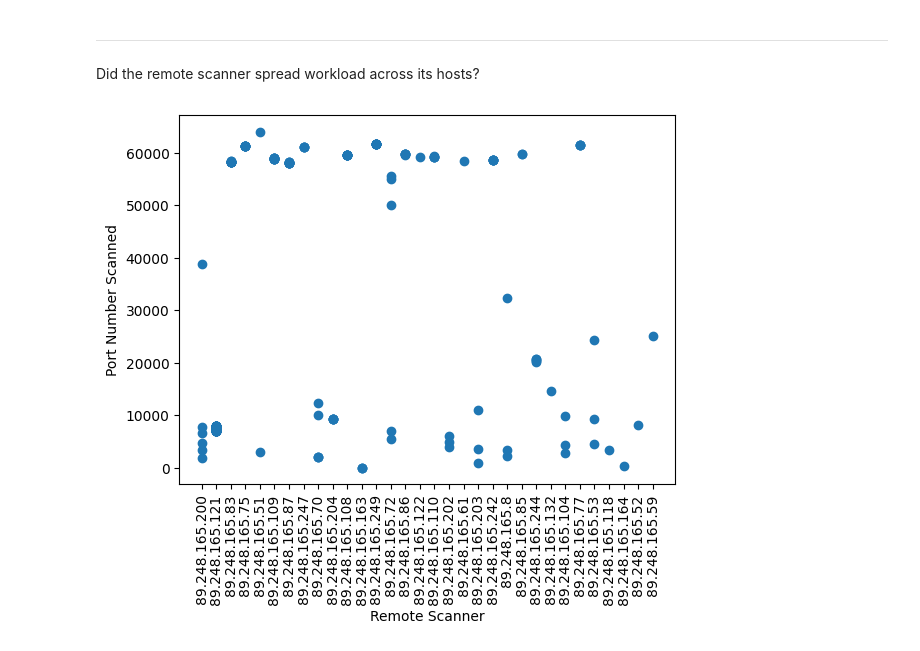
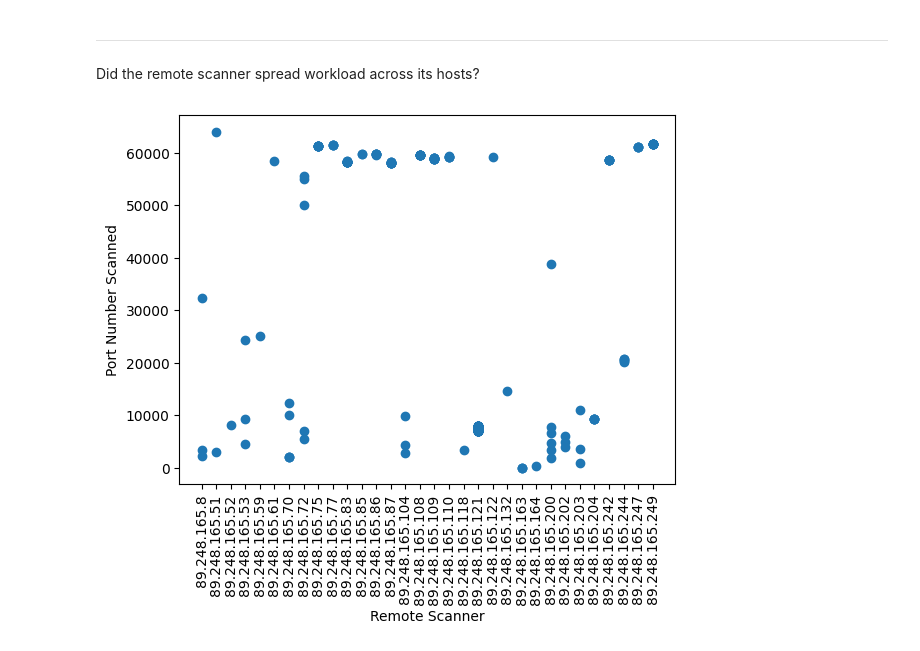
Before and after one commit to aydevmo/my-network-sample, a Jupyter notebook: python/log_processing_01/step51_data_analysis.ipynb, the cells around one changed output. Drawn from its saved outputs; the diff is of its cells as text; code cells hidden in the pictures.

```diff
--- a/python/log_processing_01/step51_data_analysis.ipynb
+++ b/python/log_processing_01/step51_data_analysis.ipynb
@@ -351,12 +351,14 @@ df_filtered
 ---
 Did the remote scanner spread workload across its hosts?
 # %%
+df_filtered = df_filtered.sort_values(by='source')
+
 x = df_filtered['src_ipv4_string']
 y = df_filtered['destination_port']
 plt.scatter(x, y, alpha=1)
 plt.xticks(rotation=90)
 plt.ylabel("Port Number Scanned")
 plt.xlabel("Remote Scanner")
 plt.show()
 # %% [output]
-[figure, old version]
+[figure, new version]
```
Also changed, not shown: parts of 6 cells of this notebook, 1 other file.
